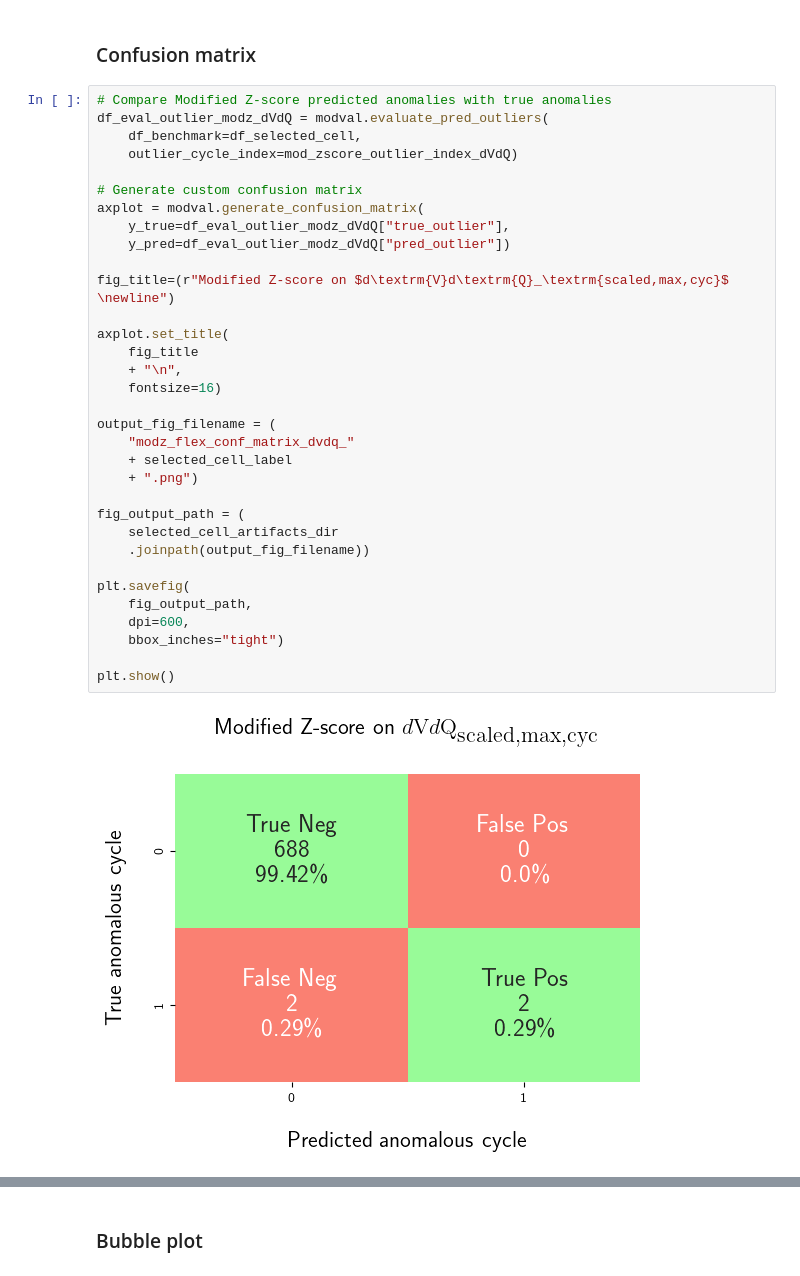
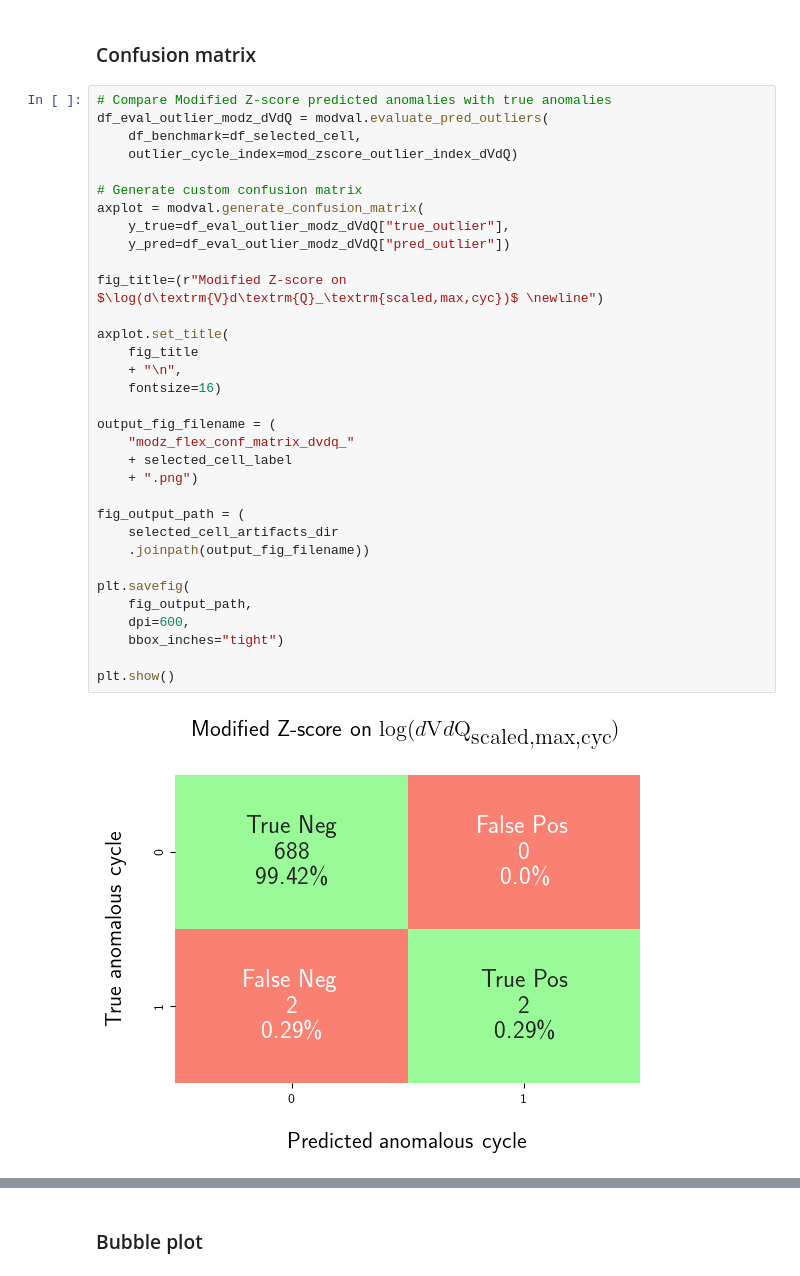
Before and after one commit to meichinpang/osbad, a Jupyter notebook: stats/stats_05_modified_zscore.ipynb, the cells around one changed output, grey strips where cells are left out. Drawn from its saved outputs; the diff is of its cells as text.

```diff
--- a/stats/stats_05_modified_zscore.ipynb
+++ b/stats/stats_05_modified_zscore.ipynb
@@ -1125,33 +1125,33 @@ df_eval_outlier_modz_dVdQ = modval.evaluate_pred_outliers(
     df_benchmark=df_selected_cell,
     outlier_cycle_index=mod_zscore_outlier_index_dVdQ)
 
 # Generate custom confusion matrix
 axplot = modval.generate_confusion_matrix(
     y_true=df_eval_outlier_modz_dVdQ["true_outlier"],
     y_pred=df_eval_outlier_modz_dVdQ["pred_outlier"])
 
-fig_title=(r"Modified Z-score on $d\textrm{V}d\textrm{Q}_\textrm{scaled,max,cyc}$ \newline")
+fig_title=(r"Modified Z-score on $\log(d\textrm{V}d\textrm{Q}_\textrm{scaled,max,cyc})$ \newline")
 
 axplot.set_title(
     fig_title
     + "\n",
     fontsize=16)
 
 output_fig_filename = (
     "modz_flex_conf_matrix_dvdq_"
     + selected_cell_label
     + ".png")
 
 fig_output_path = (
     selected_cell_artifacts_dir
     .joinpath(output_fig_filename))
 
 plt.savefig(
     fig_output_path,
     dpi=600,
     bbox_inches="tight")
 
 plt.show()
 # %% [output]
-[figure, old version]
+[figure, new version]
 # %% [markdown]
```
Also changed, not shown: parts of 6 cells of this notebook.
